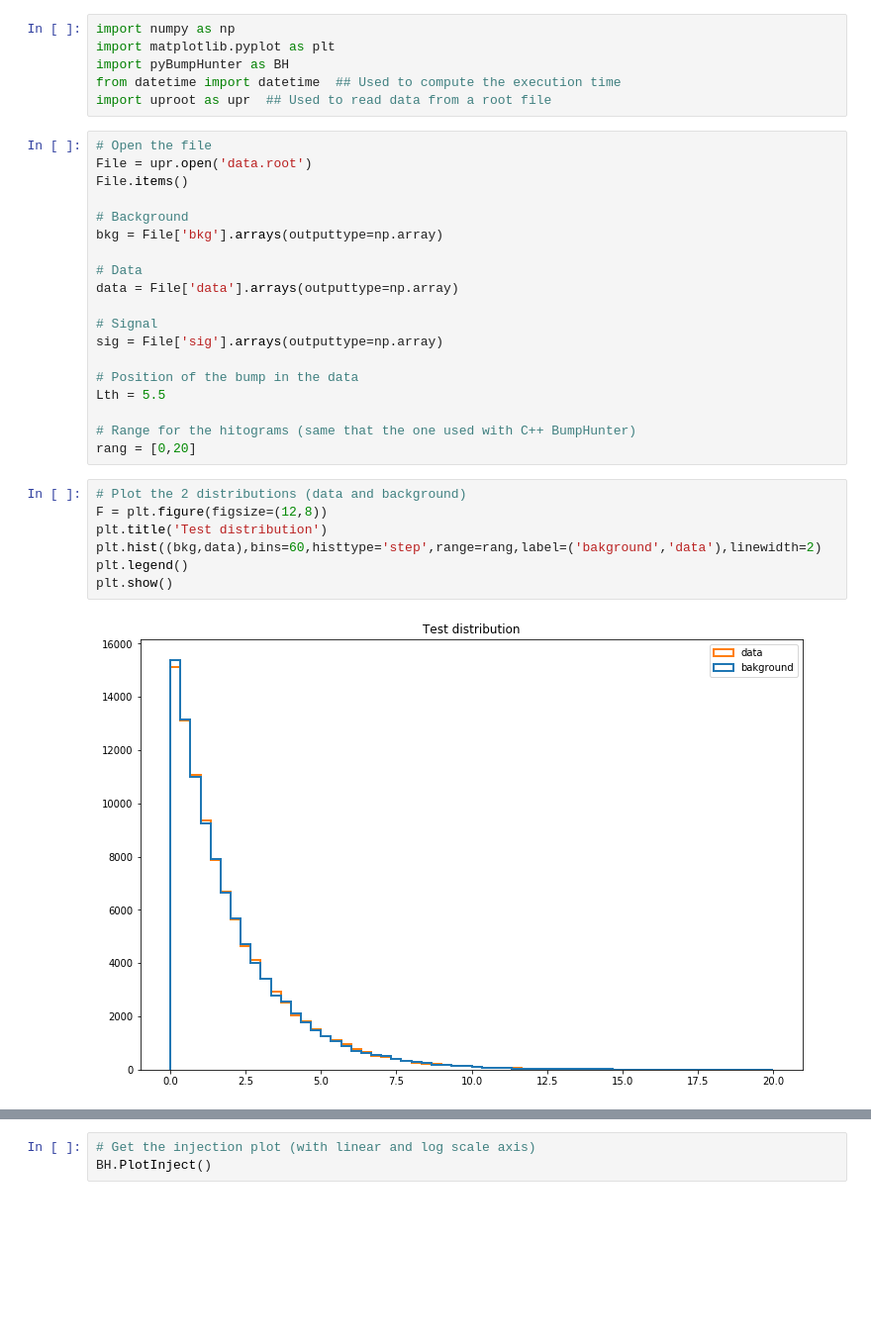
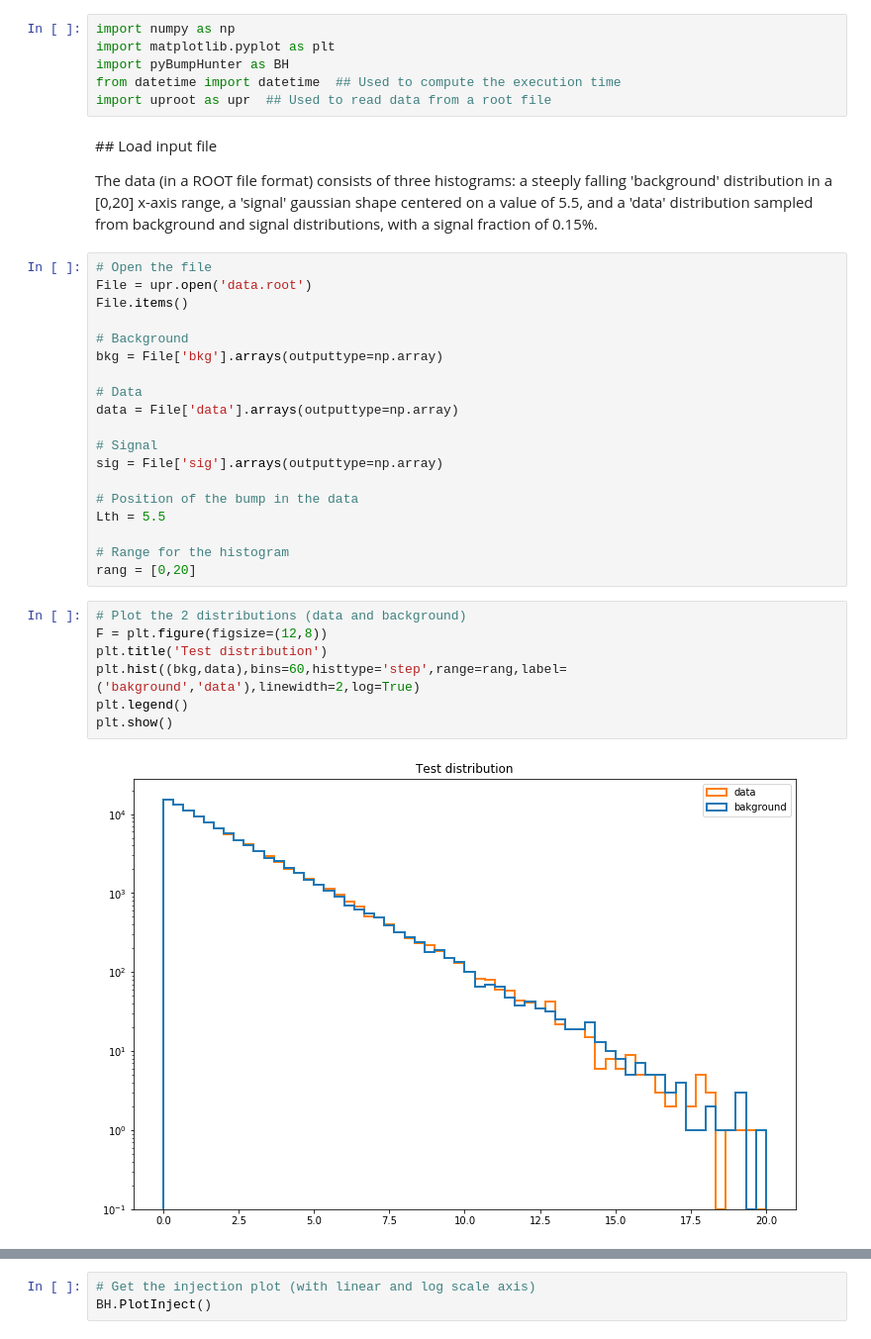
Before and after one commit to scikit-hep/pyBumpHunter, a Jupyter notebook: test.ipynb, the cells around one changed output, grey strips where cells are left out. Shown: that part at 99% size. Cells and saved outputs as stored; diff of their text form; blank space fills up the shorter version.

```diff
--- a/test.ipynb
+++ b/test.ipynb
@@ -12,6 +10,10 @@ import matplotlib.pyplot as plt
 import pyBumpHunter as BH
 from datetime import datetime  ## Used to compute the execution time
 import uproot as upr  ## Used to read data from a root file
+# %% [markdown]
+## Load input file
+
+The data (in a ROOT file format) consists of three histograms: a steeply falling 'background' distribution in a [0,20] x-axis range, a 'signal' gaussian shape centered on a value of 5.5, and a 'data' distribution sampled from background and signal distributions, with a signal fraction of 0.15%.
 # %%
 # Open the file
 File = upr.open('data.root')
@@ -29,14 +31,14 @@ sig = File['sig'].arrays(outputtype=np.array)
 # Position of the bump in the data
 Lth = 5.5
 
-# Range for the hitograms (same that the one used with C++ BumpHunter)
+# Range for the histogram
 rang = [0,20]
 # %%
 # Plot the 2 distributions (data and background)
 F = plt.figure(figsize=(12,8))
 plt.title('Test distribution')
-plt.hist((bkg,data),bins=60,histtype='step',range=rang,label=('bakground','data'),linewidth=2)
+plt.hist((bkg,data),bins=60,histtype='step',range=rang,label=('bakground','data'),linewidth=2,log=True)
 plt.legend()
 plt.show()
 # %% [output]
-[figure, old version]
+[figure, new version]
```
Also changed, not shown: parts of 16 cells of this notebook.
